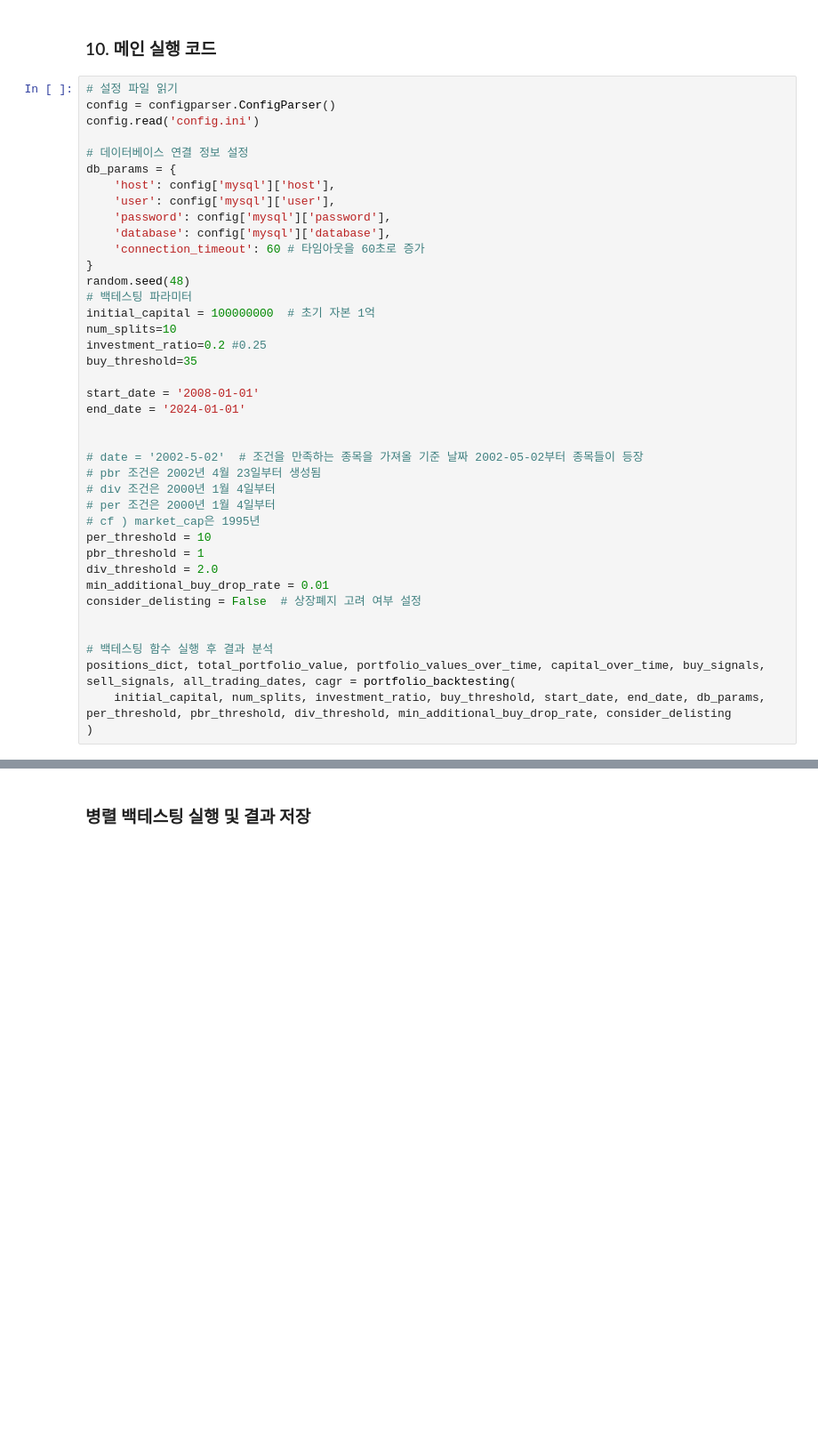
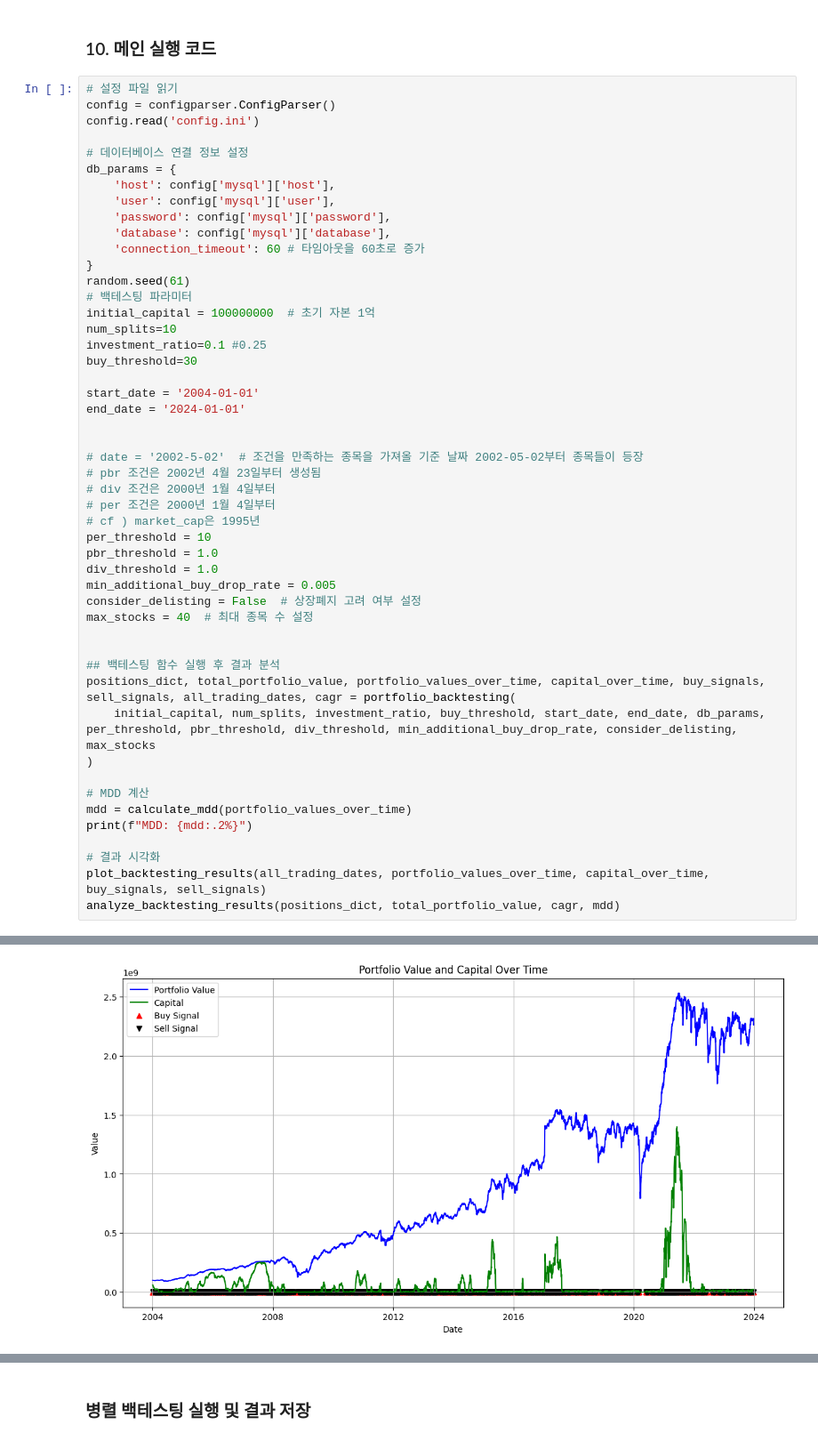
Before and after one commit to Lee-Ju-Yeong/Split_Investment_Strategy_Optimizer, a Jupyter notebook: MagicSplit_Backtesting_Optimizer.ipynb, the cells around one changed output, grey strips where cells are left out. Shown at 89% size. Saved outputs shown, nothing was run; the diff lists cells and outputs as text; blank space fills up the shorter version.

Commit message:
add max stocks var & edit logic of selecting new stocks

```diff
--- a/MagicSplit_Backtesting_Optimizer.ipynb
+++ b/MagicSplit_Backtesting_Optimizer.ipynb
@@ -519,14 +528,14 @@ db_params = {
     'database': config['mysql']['database'],
     'connection_timeout': 60 # 타임아웃을 60초로 증가
 }
-random.seed(48)
+random.seed(61)
 # 백테스팅 파라미터
 initial_capital = 100000000  # 초기 자본 1억
 num_splits=10
-investment_ratio=0.2 #0.25
-buy_threshold=35
+investment_ratio=0.1 #0.25
+buy_threshold=30
 
-start_date = '2008-01-01'
+start_date = '2004-01-01'
 end_date = '2024-01-01'
 
 
@@ -536,14 +545,23 @@ end_date = '2024-01-01'
 # per 조건은 2000년 1월 4일부터
 # cf ) market_cap은 1995년
 per_threshold = 10
-pbr_threshold = 1
-div_threshold = 2.0
-min_additional_buy_drop_rate = 0.01
+pbr_threshold = 1.0
+div_threshold = 1.0
+min_additional_buy_drop_rate = 0.005
 consider_delisting = False  # 상장폐지 고려 여부 설정
+max_stocks = 40  # 최대 종목 수 설정
 
 
-# 백테스팅 함수 실행 후 결과 분석
+## 백테스팅 함수 실행 후 결과 분석
 positions_dict, total_portfolio_value, portfolio_values_over_time, capital_over_time, buy_signals, sell_signals, all_trading_dates, cagr = portfolio_backtesting(
-    initial_capital, num_splits, investment_ratio, buy_threshold, start_date, end_date, db_params, per_threshold, pbr_threshold, div_threshold, min_additional_buy_drop_rate, consider_delisting
+    initial_capital, num_splits, investment_ratio, buy_threshold, start_date, end_date, db_params, per_threshold, pbr_threshold, div_threshold, min_additional_buy_drop_rate, consider_delisting, max_stocks
 )
+
+# MDD 계산
+mdd = calculate_mdd(portfolio_values_over_time)
+print(f"MDD: {mdd:.2%}")
+
+# 결과 시각화
+plot_backtesting_results(all_trading_dates, portfolio_values_over_time, capital_over_time, buy_signals, sell_signals)
+analyze_backtesting_results(positions_dict, total_portfolio_value, cagr, mdd)
 # %% [output]
@@ -566,0 +585 @@ ok
+[figure, added]
```
Also changed, not shown: parts of 5 cells of this notebook.
